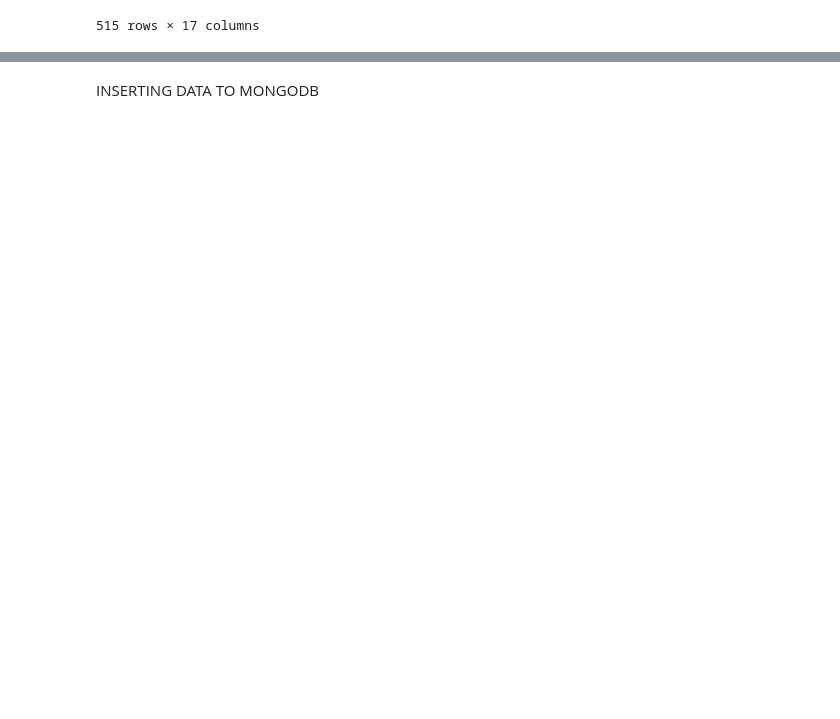
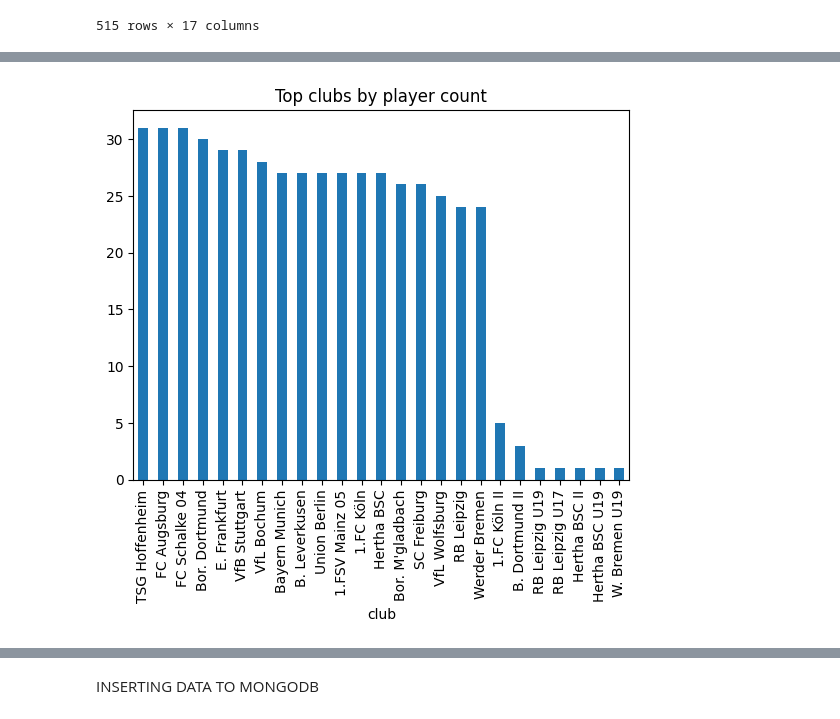
Before and after one commit to nazirAIverse/bundesliga-players-mongodb, a Jupyter notebook: notebooks/db_bundesliga_players.ipynb, the cells around one changed output, grey strips where cells are left out. Saved outputs shown, nothing was run; the diff lists cells and outputs as text; code cells hidden in the pictures; blank space fills up the shorter version.

```diff
--- a/notebooks/db_bundesliga_players.ipynb
+++ b/notebooks/db_bundesliga_players.ipynb
@@ -254,0 +88,3 @@ df
+# %%
+clubs_count = df.club.value_counts()
+clubs_count.sort_values(ascending=False).reset_index()
@@ -254,0 +109,6 @@ df
+# %%
+clubs_count.head(25).plot(kind="bar")
+plt.title("Top clubs by player count")
+plt.show()
+# %% [output]
+[figure, added]
```
Also changed, not shown: parts of 57 cells of this notebook.
